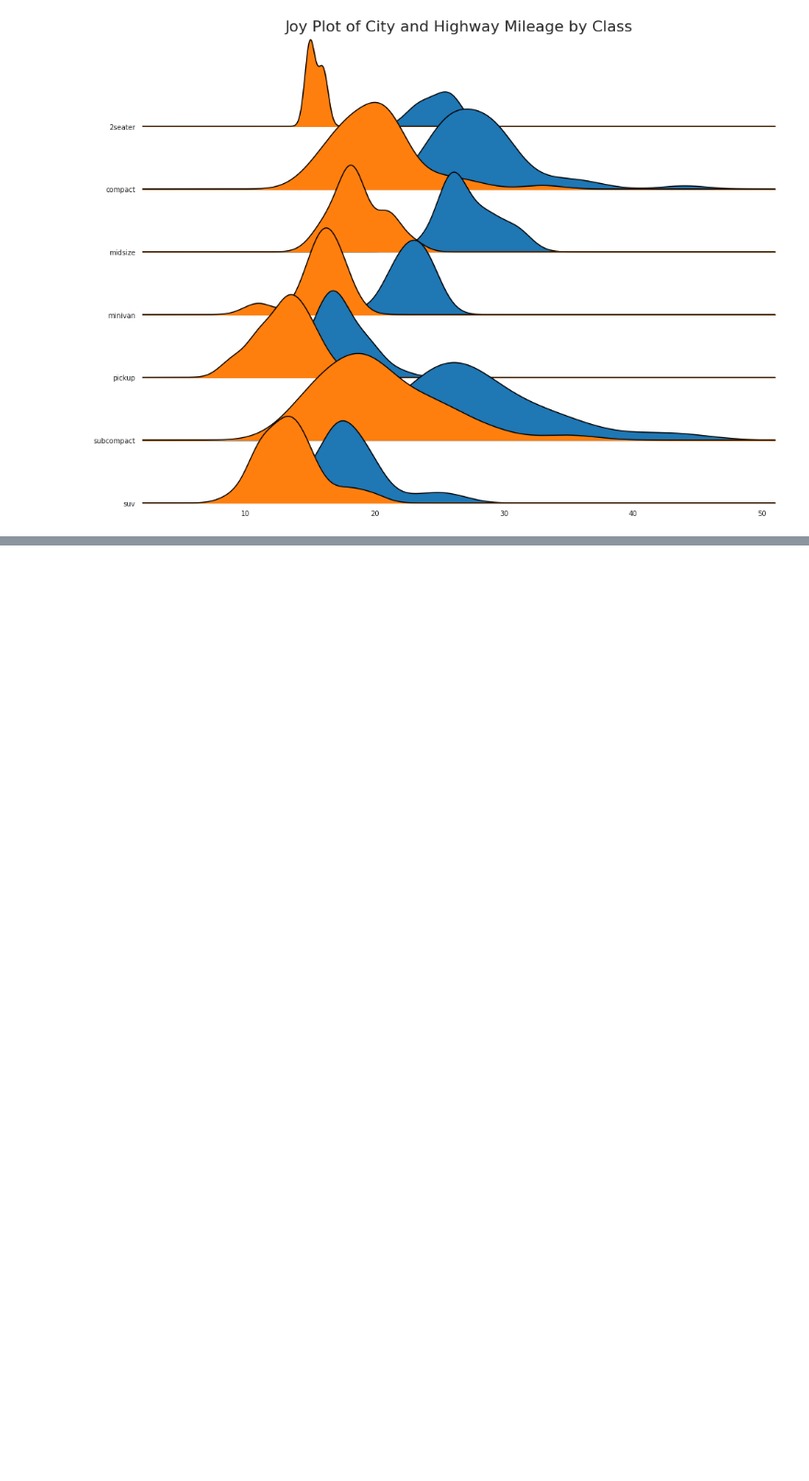
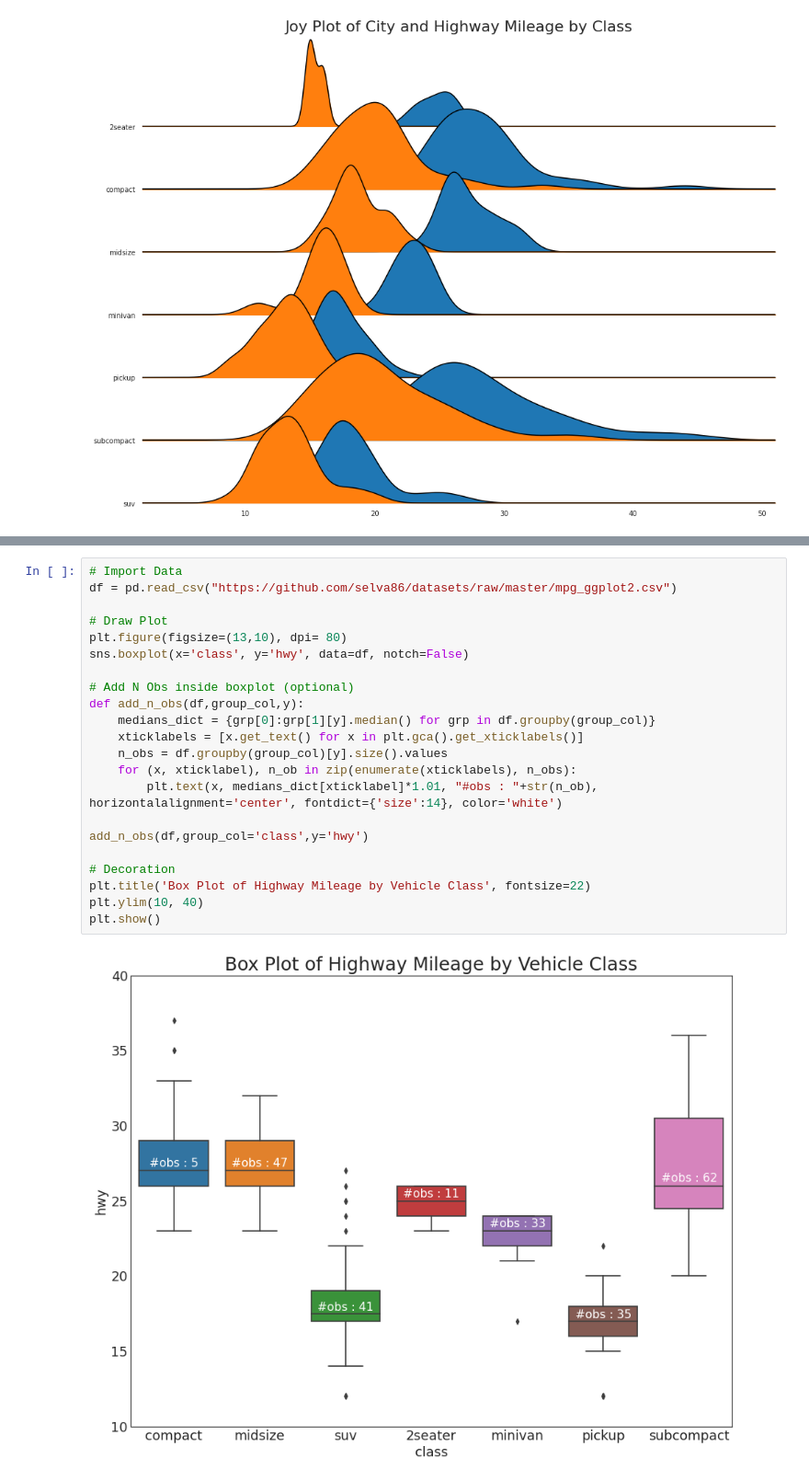
Before and after one commit to QAtester-MM/-----------------------------, a Jupyter notebook: Визуализация_данных.ipynb, the cells around one changed output, grey strips where cells are left out. Shown at 92% size. Cells and saved outputs as stored; diff of their text form; blank space fills up the shorter version.

```diff
--- a/Визуализация_данных.ipynb
+++ b/Визуализация_данных.ipynb
@@ -828,0 +892,24 @@ plt.show()
+# %%
+# Import Data
+df = pd.read_csv("https://github.com/selva86/datasets/raw/master/mpg_ggplot2.csv")
+
+# Draw Plot
+plt.figure(figsize=(13,10), dpi= 80)
+sns.boxplot(x='class', y='hwy', data=df, notch=False)
+
+# Add N Obs inside boxplot (optional)
+def add_n_obs(df,group_col,y):
+    medians_dict = {grp[0]:grp[1][y].median() for grp in df.groupby(group_col)}
+    xticklabels = [x.get_text() for x in plt.gca().get_xticklabels()]
+    n_obs = df.groupby(group_col)[y].size().values
+    for (x, xticklabel), n_ob in zip(enumerate(xticklabels), n_obs):
+        plt.text(x, medians_dict[xticklabel]*1.01, "#obs : "+str(n_ob), horizontalalignment='center', fontdict={'size':14}, color='white')
+
+add_n_obs(df,group_col='class',y='hwy')
+
+# Decoration
+plt.title('Box Plot of Highway Mileage by Vehicle Class', fontsize=22)
+plt.ylim(10, 40)
+plt.show()
+# %% [output]
+[figure, added]
```
Also changed, not shown: parts of 15 cells of this notebook.
